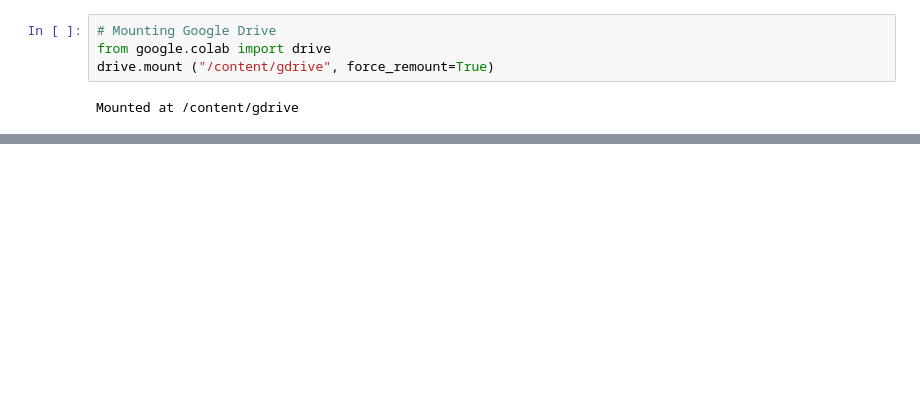
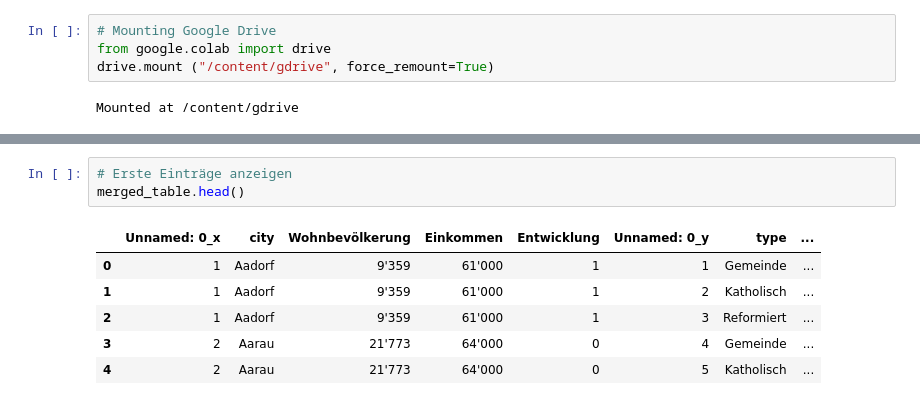
Before and after one commit to vanessatoscan94/BINA, a Jupyter notebook: BINA_NEW.ipynb, the cells around one changed output, grey strips where cells are left out. Drawn from its saved outputs; the diff is of its cells as text; blank space fills up the shorter version.

```diff
--- a/BINA_NEW.ipynb
+++ b/BINA_NEW.ipynb
@@ -355,0 +720,10 @@ See the caveats in the documentation: https://pandas.pydata.org/pandas-docs/stab
+# %%
+# Erste Einträge anzeigen
+merged_table.head()
+# %% [output]
+|  | Unnamed: 0_x | city | Wohnbevölkerung | Einkommen | Entwicklung | Unnamed: 0_y | type | ... |
+| 0 | 1 | Aadorf | 9'359 | 61'000 | 1 | 1 | Gemeinde | ... |
+| 1 | 1 | Aadorf | 9'359 | 61'000 | 1 | 2 | Katholisch | ... |
+| 2 | 1 | Aadorf | 9'359 | 61'000 | 1 | 3 | Reformiert | ... |
+| 3 | 2 | Aarau | 21'773 | 64'000 | 0 | 4 | Gemeinde | ... |
+| 4 | 2 | Aarau | 21'773 | 64'000 | 0 | 5 | Katholisch | ... |
```
Also changed, not shown: parts of 70 cells of this notebook.
